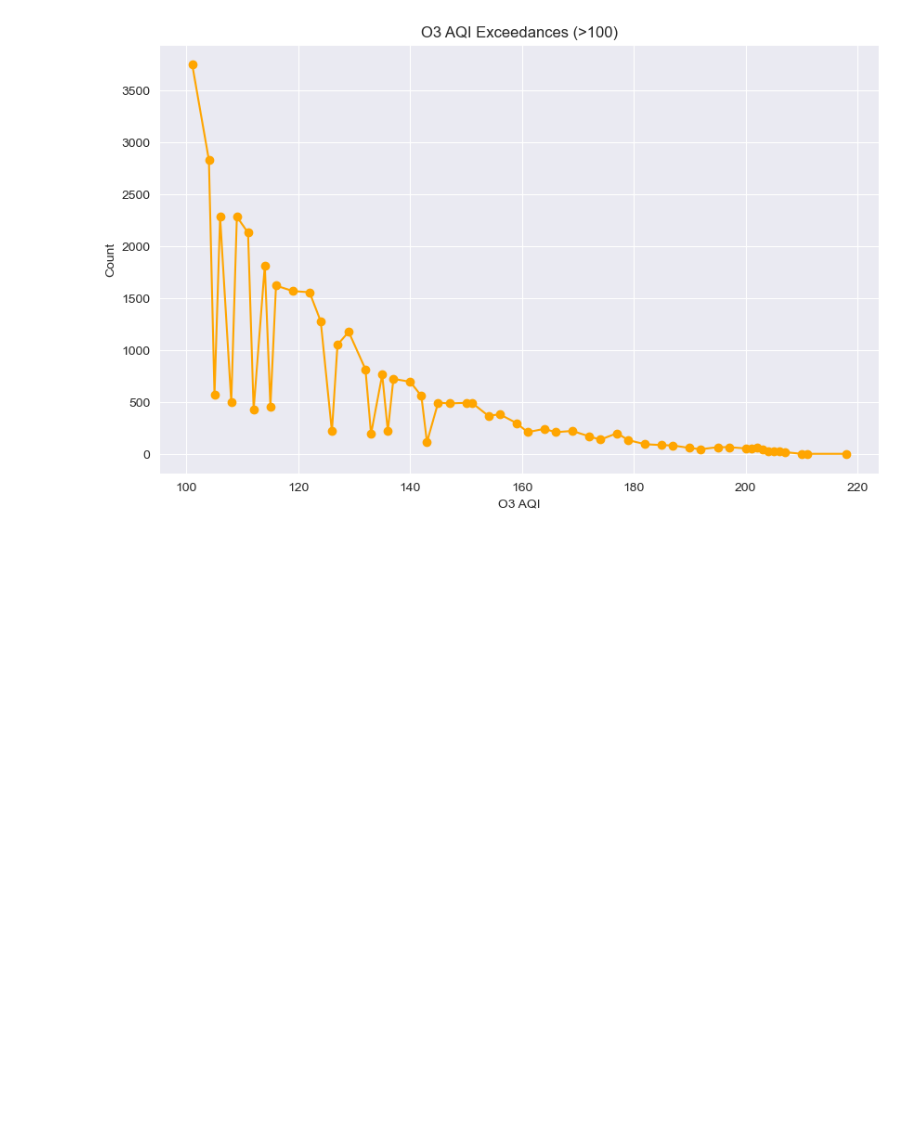
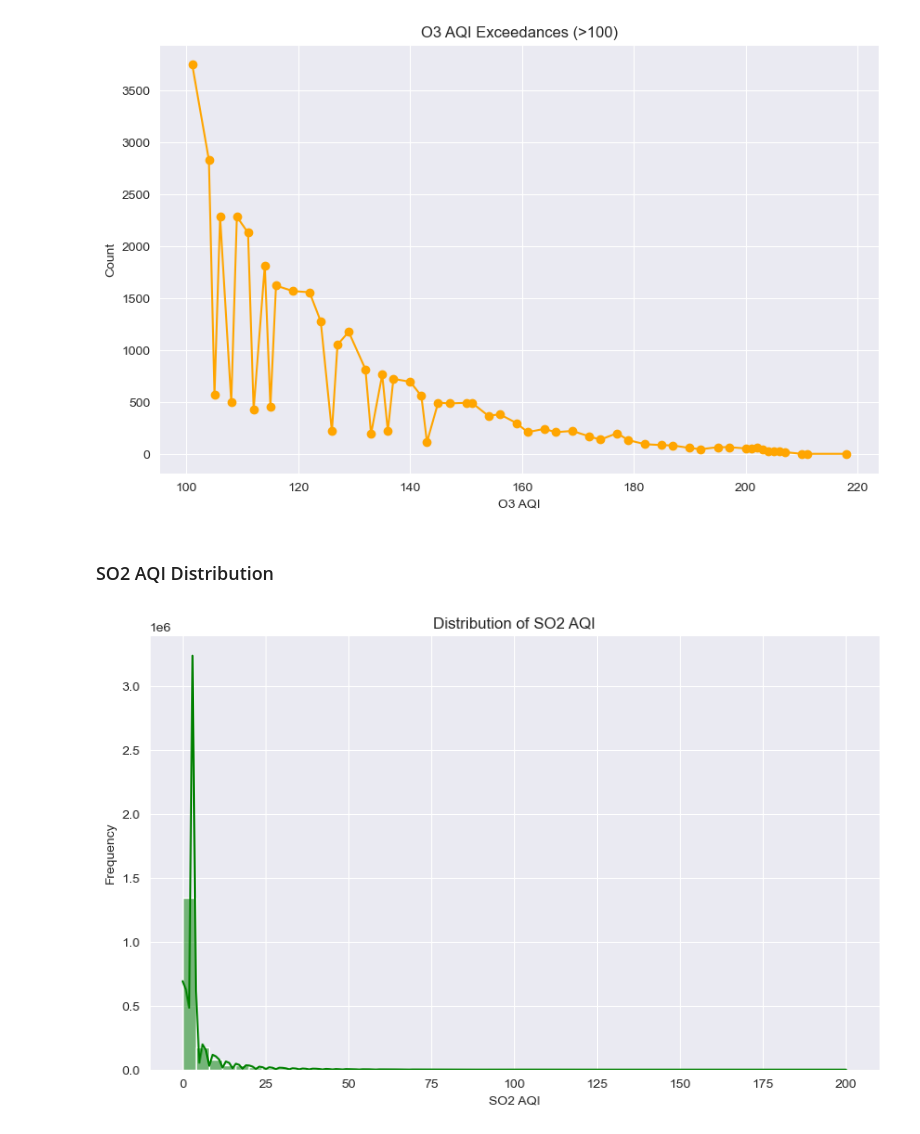
Before and after one commit to aghabidareh/PollutionAnalyzer, a Jupyter notebook: main.ipynb, the cells around one changed output. Saved outputs shown, nothing was run; the diff lists cells and outputs as text; code cells hidden in the pictures; blank space fills up the shorter version.

Commit message:
plot-and-graphs-section-25

```diff
--- a/main.ipynb
+++ b/main.ipynb
@@ -349,3 +349,16 @@ plt.show()
 plt.close()
 # %% [output]
 [figure]
+# %% [markdown]
+### SO2 AQI Distribution
+# %%
+plt.figure(figsize=(10, 6))
+sns.histplot(df['SO2 AQI'], bins=50, kde=True, color='green')
+plt.title('Distribution of SO2 AQI')
+plt.xlabel('SO2 AQI')
+plt.ylabel('Frequency')
+plt.savefig('plots/so2_aqi_distribution.png')
+plt.show()
+plt.close()
+# %% [output]
+[figure, added]
```
Also changed, not shown: 1 other file.
